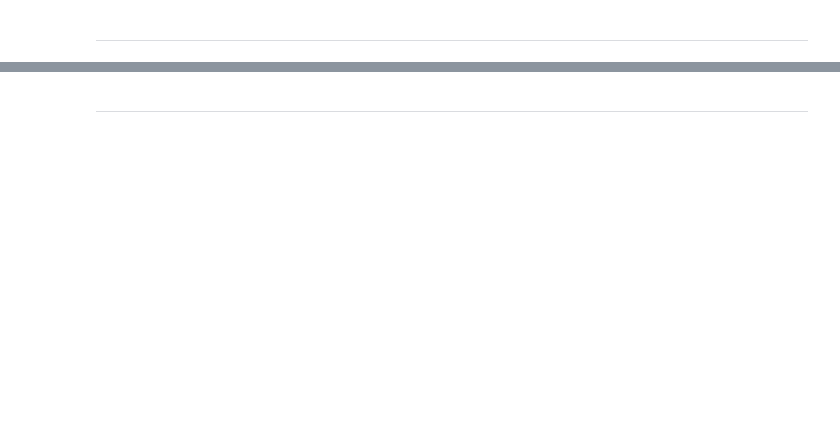
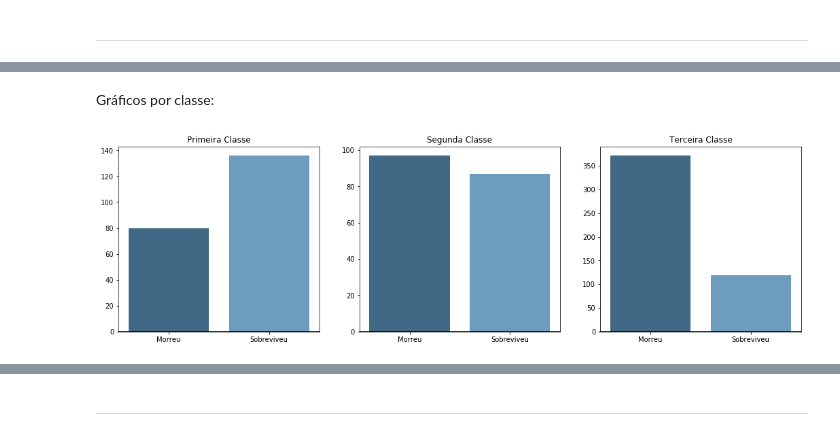
Before and after one commit to DiegoAbreu/Kaggle-Titanic, a Jupyter notebook: Kg-titanic.ipynb, the cells around one changed output, grey strips where cells are left out. Saved outputs shown, nothing was run; the diff lists cells and outputs as text; code cells hidden in the pictures; blank space fills up the shorter version.

```diff
--- a/Kg-titanic.ipynb
+++ b/Kg-titanic.ipynb
@@ -150,0 +326,5 @@ Precisamos descobrir de acordo com suas caracteristicas, se as pessoas do datase
+# %%
+analise = pd.DataFrame(Treino_t4.groupby(['Survived']).sum()).reset_index()
+analise['Survived'] =analise['Survived'].replace(0, 'Morreu')
+analise['Survived'] =analise['Survived'].replace(1, 'Sobreviveu')
+analise
@@ -150,0 +357,26 @@ Precisamos descobrir de acordo com suas caracteristicas, se as pessoas do datase
+# %% [markdown]
+Gráficos por classe:
+# %%
+f, (ax1, ax2, ax3) = plt.subplots(1, 3, figsize=(18, 5), sharex=True)
+x="Survived"
+
+sns.barplot(data = analise, x=x, y="Pclass_1",palette = 'Blues_d', ax=ax1)
+ax1.axhline(0, color="k", clip_on=False)
+ax1.set_title("Primeira Classe")
+ax1.set_ylabel("")
+ax1.set_xlabel("")
+
+sns.barplot(data = analise, x=x, y="Pclass_2",palette = 'Blues_d', ax=ax2)
+ax2.axhline(0, color="k", clip_on=False)
+ax2.set_title("Segunda Classe")
+ax2.set_ylabel("")
+ax2.set_xlabel("")
+
+sns.barplot(data = analise, x=x, y="Pclass_3",palette = 'Blues_d', ax=ax3)
+ax3.axhline(0, color="k", clip_on=False)
+ax3.set_title("Terceira Classe")
+ax3.set_ylabel("")
+ax3.set_xlabel("")
+plt.show()
+# %% [output]
+[figure, added]
```
Also changed, not shown: parts of 135 cells of this notebook.
